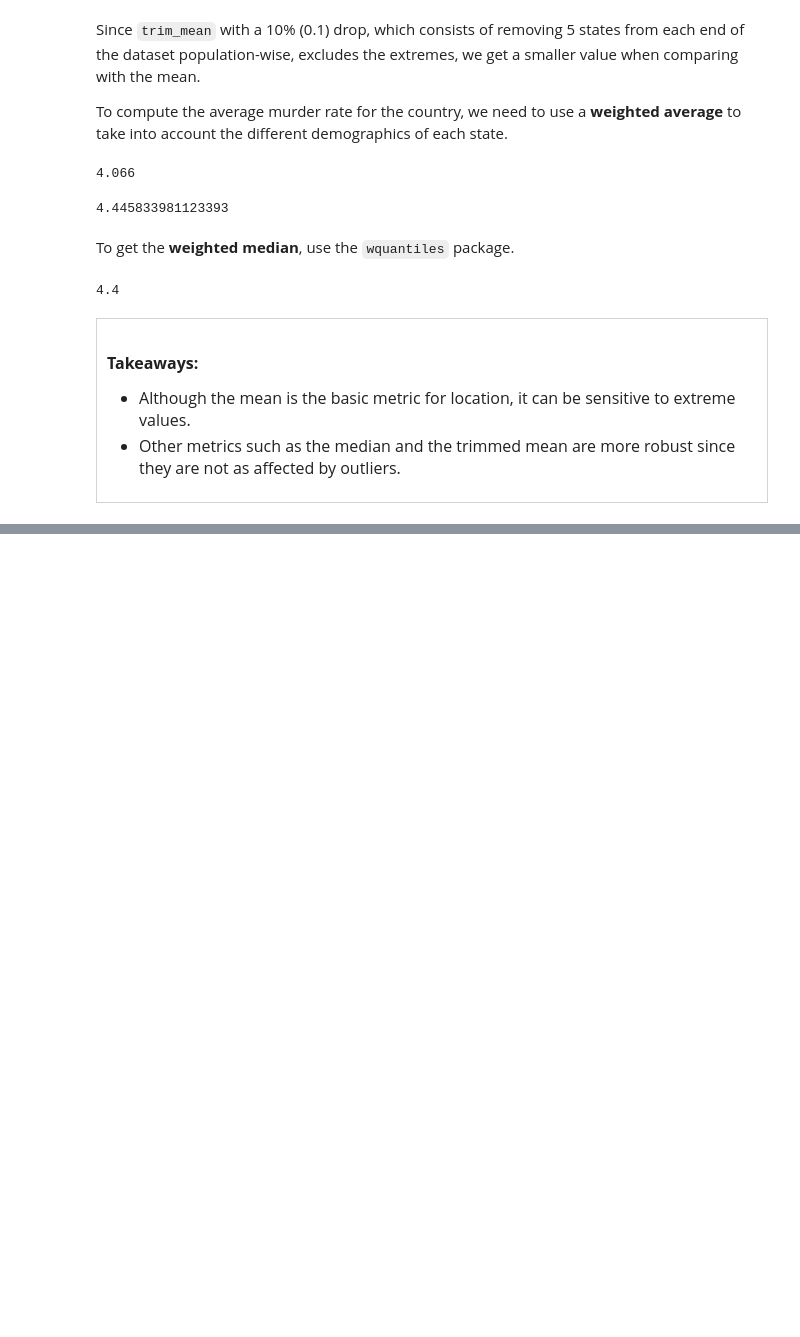
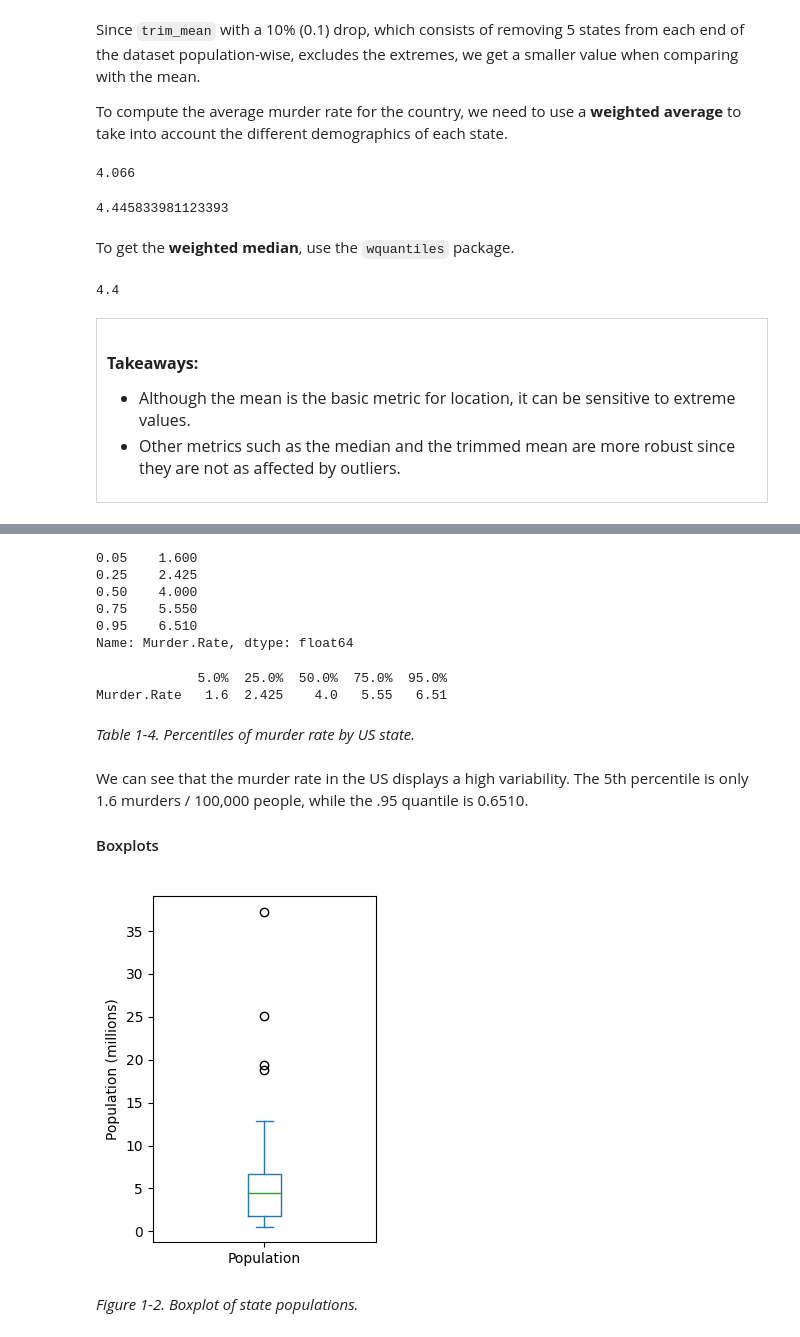
Before and after one commit to felipesebben/practical_statistics, a Jupyter notebook: 1_Exploratory_Data_Analysis.ipynb, the cells around one changed output, grey strips where cells are left out. Cells and saved outputs as stored; diff of their text form; code cells hidden in the pictures; blank space fills up the shorter version.

```diff
--- a/1_Exploratory_Data_Analysis.ipynb
+++ b/1_Exploratory_Data_Analysis.ipynb
@@ -106,0 +164,33 @@ SyntaxError: invalid syntax (1638611857.py, line 1)
+# %%
+# Percentiles
+print(df_state['Murder.Rate'].quantile([0.05, 0.25, 0.5, 0.75, 0.95]))
+# %% [output]
+0.05    1.600
+0.25    2.425
+0.50    4.000
+0.75    5.550
+0.95    6.510
+Name: Murder.Rate, dtype: float64
+# %%
+percentages = [0.05, 0.25, 0.5, 0.75, 0.95]
+df = pd.DataFrame(df_state['Murder.Rate'].quantile(percentages))
+df.index = [f'{p * 100}%' for p in percentages]
+print(df.transpose())
+# %% [output]
+             5.0%  25.0%  50.0%  75.0%  95.0%
+Murder.Rate   1.6  2.425    4.0   5.55   6.51
+# %% [markdown]
+<p><i>Table 1-4. Percentiles of murder rate by US state.</i></p>
+# %% [markdown]
+<p>We can see that the murder rate in the US displays a high variability. The 5th percentile is only 1.6 murders / 100,000 people, while the .95 quantile is 0.6510.
+<h4>Boxplots</h4>
+# %%
+ax = (df_state['Population']/1_000_000).plot.box(figsize=(3, 4))
+ax.set_ylabel('Population (millions)')
+
+plt.tight_layout()
+plt.show()
+# %% [output]
+[figure, added]
+# %% [markdown]
+<p><i>Figure 1-2. Boxplot of state populations.</i></p>
```
Also changed, not shown: parts of 21 cells of this notebook.
